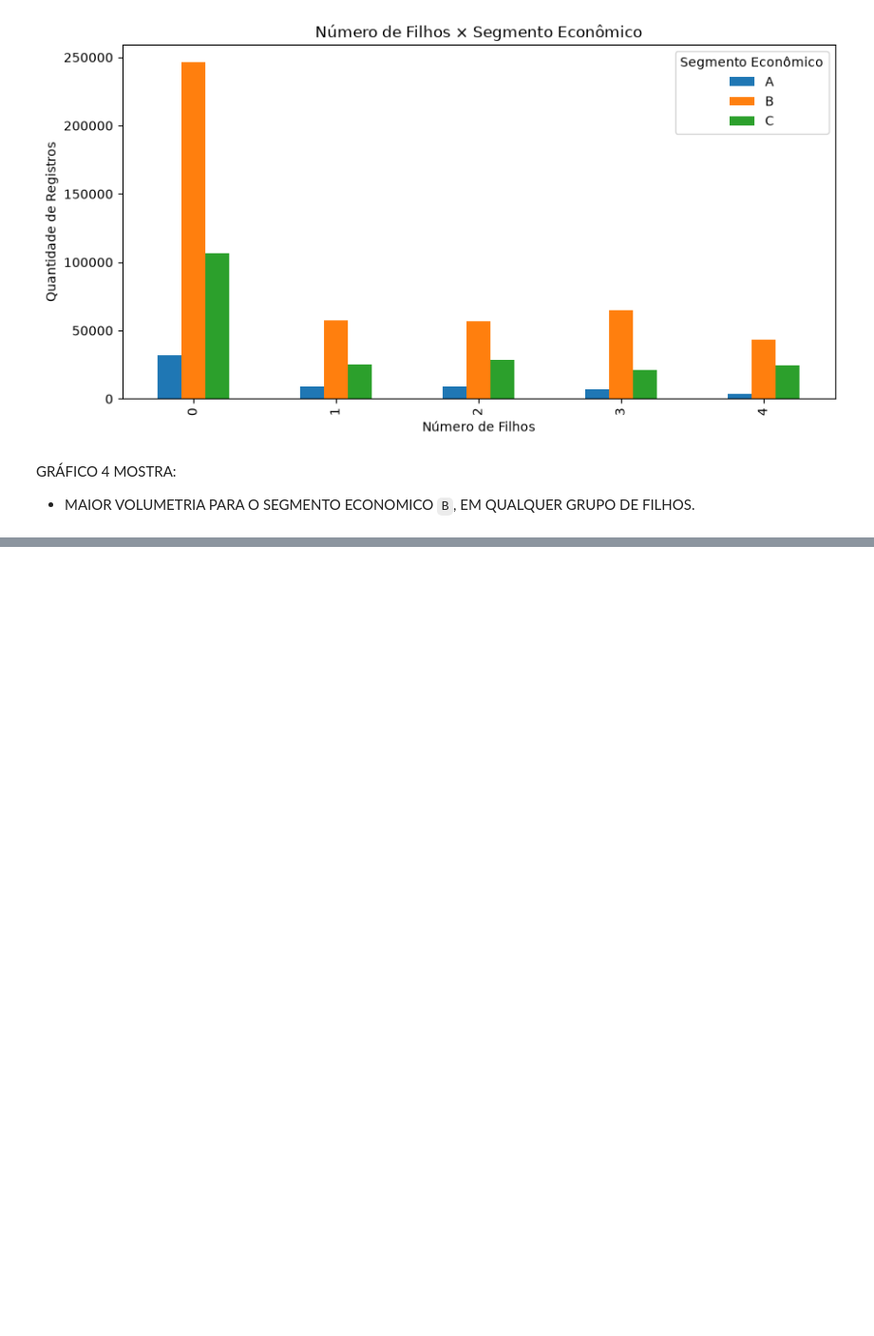
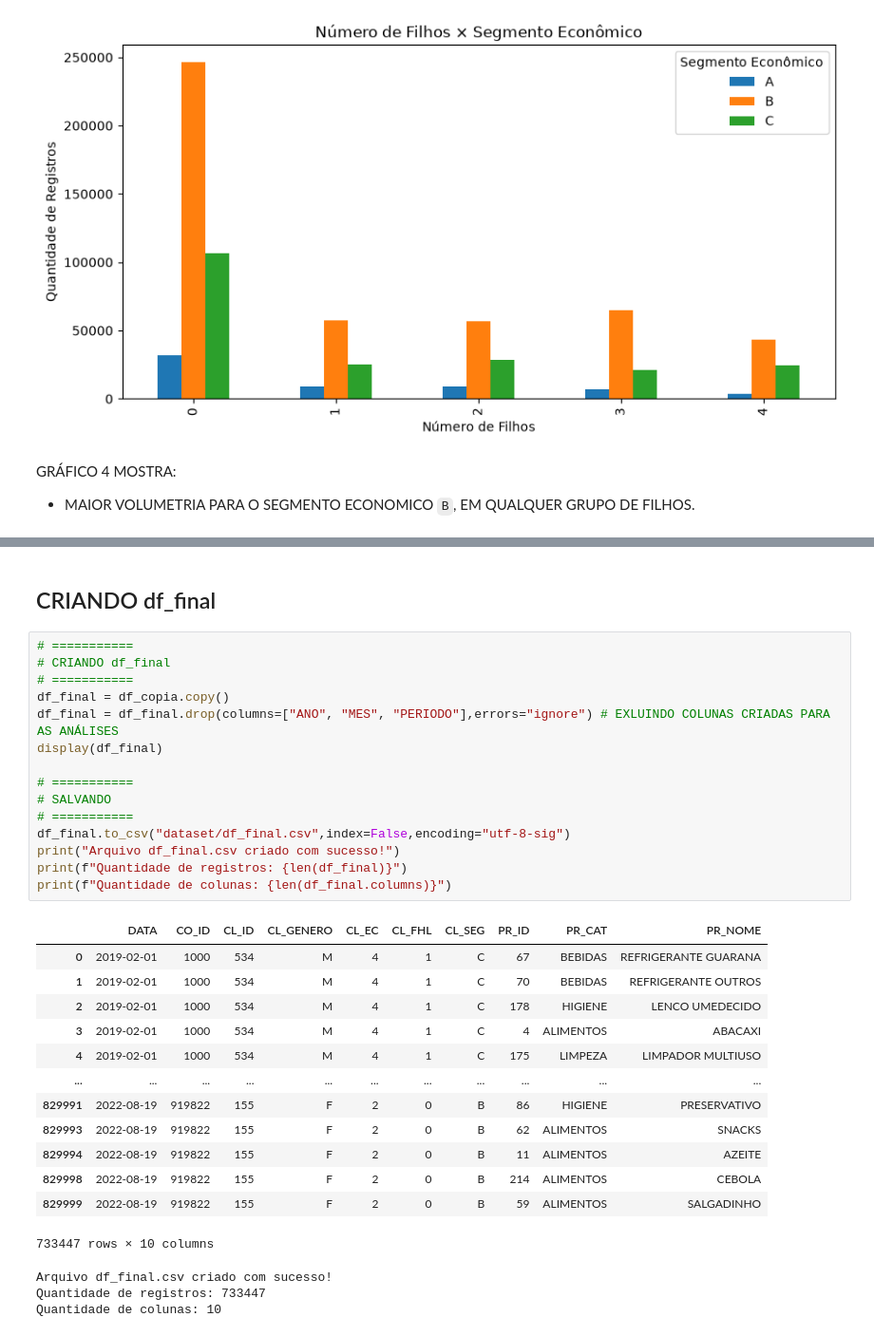
Before and after one commit to FelipeBusa/mini_projeto_turma05, a Jupyter notebook: Mini_Projeto_Felipe_Busarello.ipynb, the cells around one changed output, grey strips where cells are left out. Shown at 95% size. Drawn from its saved outputs; the diff is of its cells as text; blank space fills up the shorter version.

```diff
--- a/Mini_Projeto_Felipe_Busarello.ipynb
+++ b/Mini_Projeto_Felipe_Busarello.ipynb
@@ -851,0 +936,34 @@ GRÁFICO 4 MOSTRA:
+# %% [markdown]
+## CRIANDO df_final
+# %%
+# ===========
+# CRIANDO df_final
+# ===========
+df_final = df_copia.copy()
+df_final = df_final.drop(columns=["ANO", "MES", "PERIODO"],errors="ignore") # EXLUINDO COLUNAS CRIADAS PARA AS ANÁLISES
+display(df_final)
+
+# ===========
+# SALVANDO
+# ===========
+df_final.to_csv("dataset/df_final.csv",index=False,encoding="utf-8-sig")
+print("Arquivo df_final.csv criado com sucesso!")
+print(f"Quantidade de registros: {len(df_final)}")
+print(f"Quantidade de colunas: {len(df_final.columns)}")
+# %% [output]
+|  | DATA | CO_ID | CL_ID | CL_GENERO | CL_EC | CL_FHL | CL_SEG | PR_ID | PR_CAT | PR_NOME |
+| 0 | 2019-02-01 | 1000 | 534 | M | 4 | 1 | C | 67 | BEBIDAS | REFRIGERANTE GUARANA |
+| 1 | 2019-02-01 | 1000 | 534 | M | 4 | 1 | C | 70 | BEBIDAS | REFRIGERANTE OUTROS |
+| 2 | 2019-02-01 | 1000 | 534 | M | 4 | 1 | C | 178 | HIGIENE | LENCO UMEDECIDO |
+| 3 | 2019-02-01 | 1000 | 534 | M | 4 | 1 | C | 4 | ALIMENTOS | ABACAXI |
+| 4 | 2019-02-01 | 1000 | 534 | M | 4 | 1 | C | 175 | LIMPEZA | LIMPADOR MULTIUSO |
+| ... | ... | ... | ... | ... | ... | ... | ... | ... | ... | ... |
+| 829991 | 2022-08-19 | 919822 | 155 | F | 2 | 0 | B | 86 | HIGIENE | PRESERVATIVO |
+| 829993 | 2022-08-19 | 919822 | 155 | F | 2 | 0 | B | 62 | ALIMENTOS | SNACKS |
+| 829994 | 2022-08-19 | 919822 | 155 | F | 2 | 0 | B | 11 | ALIMENTOS | AZEITE |
+| 829998 | 2022-08-19 | 919822 | 155 | F | 2 | 0 | B | 214 | ALIMENTOS | CEBOLA |
+| 829999 | 2022-08-19 | 919822 | 155 | F | 2 | 0 | B | 59 | ALIMENTOS | SALGADINHO |
+733447 rows × 10 columns
+Arquivo df_final.csv criado com sucesso!
+Quantidade de registros: 733447
+Quantidade de colunas: 10
```
Also changed, not shown: parts of 16 cells of this notebook.
